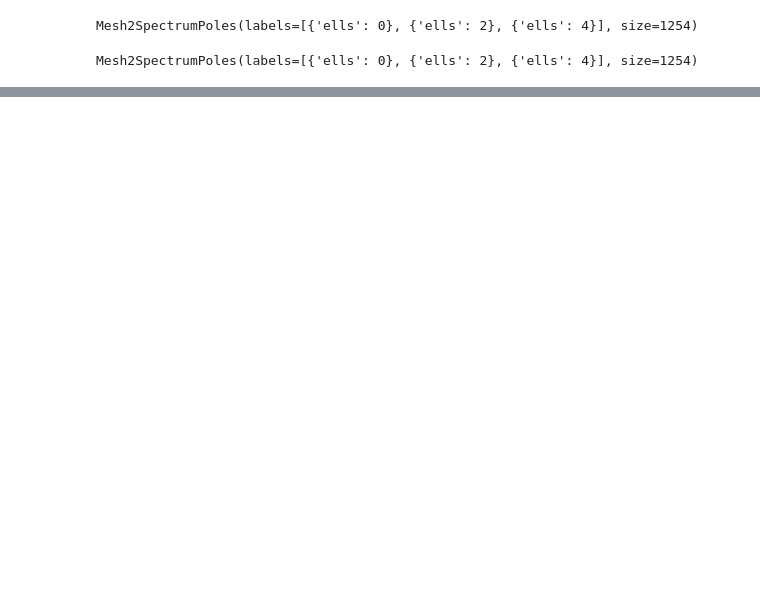
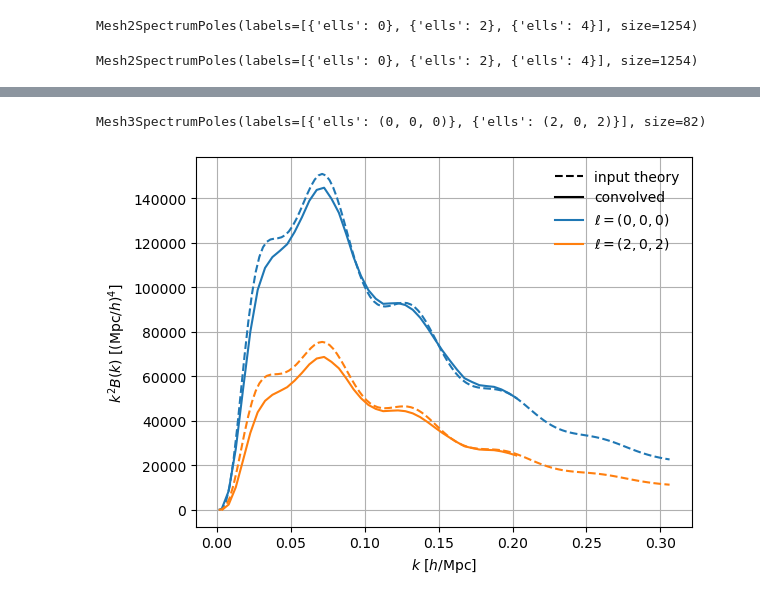
Before and after one commit to echaussidon/desi-clustering, a Jupyter notebook: clustering_statistics/nb/example_read_stats.ipynb, the cells around one changed output, grey strips where cells are left out. Drawn from its saved outputs; the diff is of its cells as text; code cells hidden in the pictures; blank space fills up the shorter version.

```diff
--- a/clustering_statistics/nb/example_read_stats.ipynb
+++ b/clustering_statistics/nb/example_read_stats.ipynb
@@ -231,0 +235,61 @@ plt.show()
+# %%
+fn = get_stats_fn(stats_dir=stats_dir, kind='mesh3_spectrum', version='abacus-2ndgen-complete', tracer='LRG',
+                  zrange=(0.4, 0.6), region='GCcomb', weight='default-FKP', basis='sugiyama-diagonal', imock=12)
+types.read(fn)
+# %% [output]
+Mesh3SpectrumPoles(labels=[{'ells': (0, 0, 0)}, {'ells': (2, 0, 2)}], size=82)
+# %%
+# Window matrix
+fn = get_stats_fn(stats_dir=stats_dir, kind='window_mesh3_spectrum', version='abacus-2ndgen-complete', tracer='LRG',
+                  zrange=(0.4, 0.6), region='GCcomb', weight='default-FKP', basis='sugiyama-diagonal', imock=0)
+window = types.read(fn)
+# %%
+for pole in window.theory:
+    pole.coords('k')  # theory k's
+window.value()  # window matrix 2D array
+zeff = window.observable.get(ells=(0, 0, 0)).attrs['zeff']
+# %%
+from cosmoprimo.fiducial import DESI
+
+cosmo = DESI()
+pk = cosmo.get_fourier().pk_interpolator().to_1d(z=zeff)
+f, b = 0.8, 1.5
+beta = f / b
+pole = window.theory.get(ells=(0, 0, 0))
+k1, k2 = pole.coords('k').T  # flattend k1, k2; same for all multipoles
+# Make 2D
+pole = pole.unravel()  # flattened k => k1, k2
+# Dictionary of coordinates are named k1, k2
+ks = pole.coords()
+poles = []
+# Fake theory
+for ill, ell in enumerate(window.theory.ells):
+    tmp = pk(ks['k1'])[:, None] * pk(ks['k2'])
+    poles.append(1. / (ill + 1) * tmp.ravel())
+convolved = window.dot(np.ravel(poles), return_type=None)
+# return_type = None returns a lsstype object
+# To get the flattened array of multipoles
+convolved_array = window.value().dot(np.ravel(poles))
+# You can split it following:
+convolved_poles = []
+start = 0
+for pole in window.observable:
+    stop = start + pole.size
+    convolved_poles.append(convolved_array[start:stop])
+    start = stop
+
+ax = plt.gca()
+ax.plot([], [], color='k', linestyle='--', label='input theory')
+ax.plot([], [], color='k', linestyle='-', label='convolved')
+for ill, (label, pole) in enumerate(convolved.items()):
+    ell = label['ells']
+    color = f'C{ill:d}'
+    ax.plot(k:=pole.coords('k')[..., 0], k**2 * pole.value(), color=color, label=rf'$\ell={ell}$', linestyle='-')
+    ax.plot(k:=ks['k1'], k**2 * np.diag(poles[ill].reshape(ks['k1'].size, ks['k2'].size)), color=color, linestyle='--')
+ax.set_xlabel(r'$k$ [$h/\mathrm{Mpc}$]')
+ax.set_ylabel(r'$k^2 B(k)$ [$(\mathrm{Mpc}/h)^4$]')
+ax.legend(frameon=False)
+ax.grid(True)dded
+plt.show()
+# %% [output]
+[figure, added]
```
Also changed, not shown: parts of 3 cells of this notebook, 7 other files.
